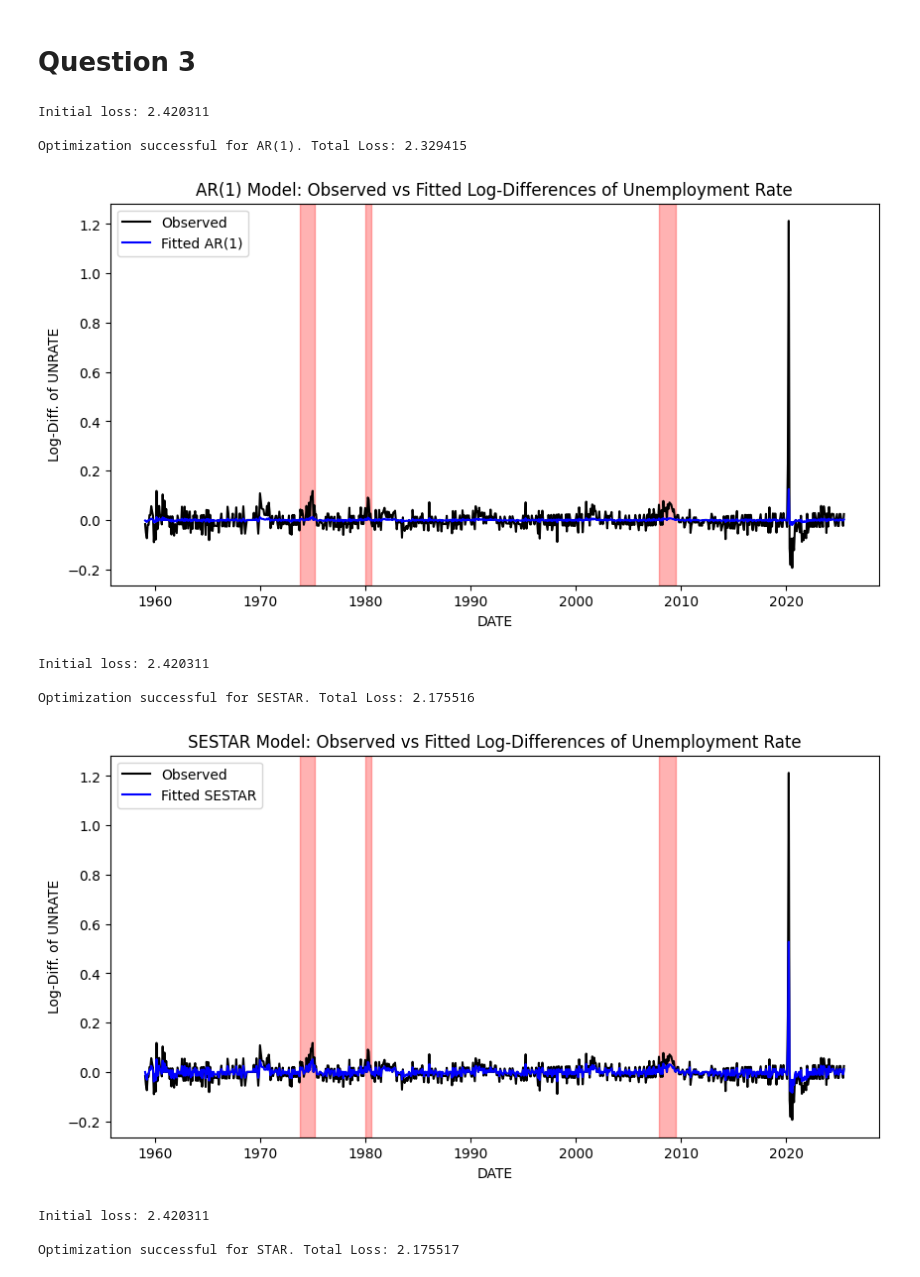
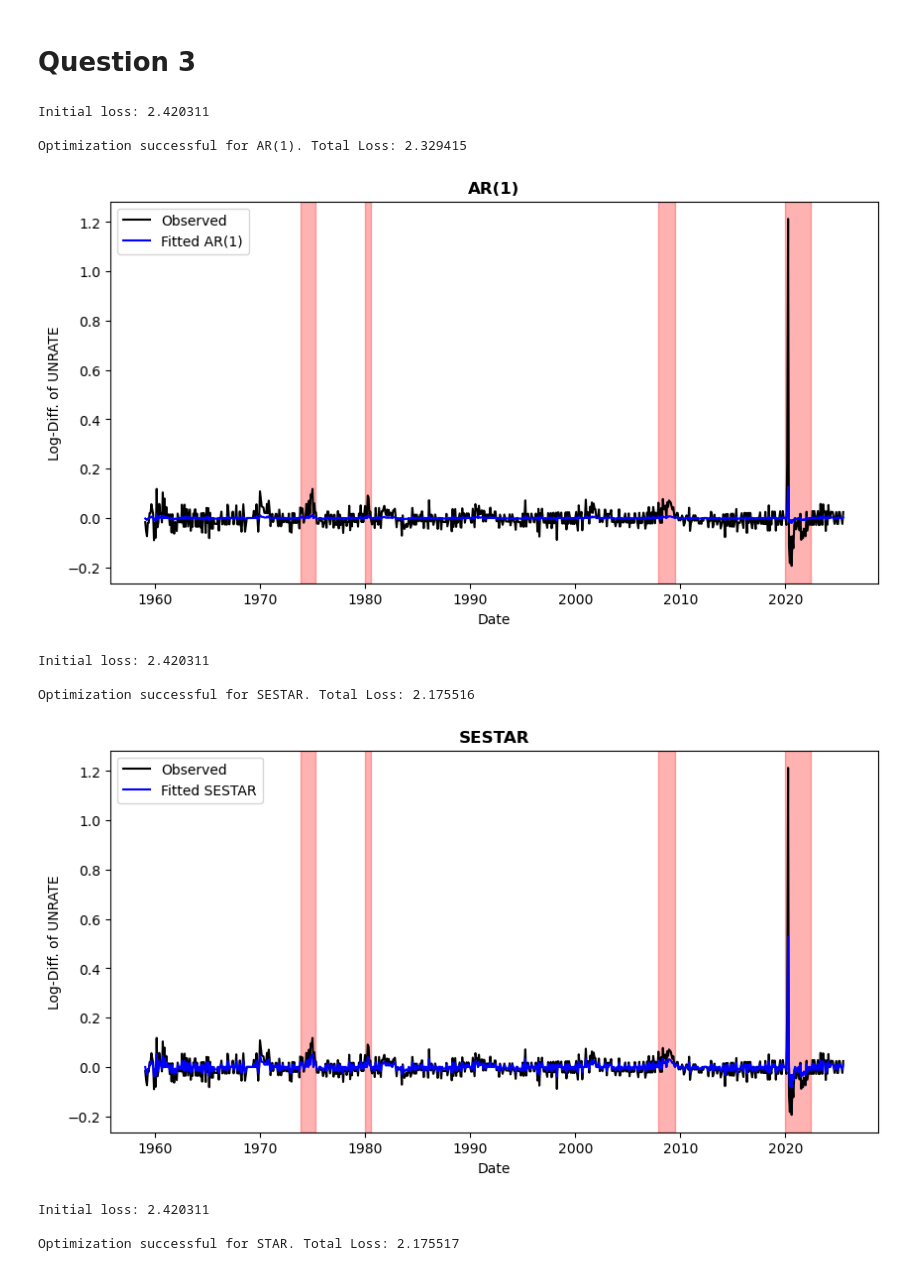
Before and after one commit to avril-rdgz/E_EORM_AECTR_GA2, a Jupyter notebook: Main_notebook_GA2.ipynb, the cells around one changed output. Saved outputs shown, nothing was run; the diff lists cells and outputs as text; code cells hidden in the pictures.

Commit message:
plot titles

```diff
--- a/Main_notebook_GA2.ipynb
+++ b/Main_notebook_GA2.ipynb
@@ -140,7 +140,8 @@ y = df_log_diff['INDPRO']
 recessions_periods = [
     ('1973-11-01', '1975-03-31'),
     ('1980-01-01', '1980-07-31'),
-    ('2007-12-01', '2009-06-30')
+    ('2007-12-01', '2009-06-30'),
+    ('2020-01-01', '2022-05-31')
 ]
 
 results_Q3 = {}
@@ -153,38 +154,38 @@ for model in model_names:
   theta_optim, loss_optim = estimate_model(theta_init, model, x, y)
   results_Q3[model] = {
       'theta': theta_optim,
       'total_loss': loss_optim
   }
 
   x_fitted = fit_values(theta_optim, model, x, y)
 
   # Plotting actual vs fitted values
   plt.figure(figsize=(10, 5))
   plt.plot(date, x, label='Observed', color='black')
   plt.plot(date, x_fitted, label=f'Fitted {model}', color='blue')
 
   for start, end in recessions_periods:
     plt.axvspan(pd.to_datetime(start), pd.to_datetime(end), color='red', alpha=0.3)
 
-  plt.title(f'{model} Model: Observed vs Fitted Log-Differences of Unemployment Rate')
-  plt.xlabel('DATE')
+  plt.title(f'{model}', fontweight="bold")
+  plt.xlabel('Date')
   plt.ylabel('Log-Diff. of UNRATE')
   plt.legend()
   plt.show()
 
   # Uncomment to store plot
-  # plt.savefig(f'UNRATE_fitted_{model}.png', dpi=300)
+  plt.savefig(f'UNRATE_fitted_{model}.png', bbox_inches='tight', dpi=300)
 
   plt.close()
 # %% [output]
 Initial loss: 2.420311
 
 Optimization successful for AR(1). Total Loss: 2.329415
-[figure, old version]
+[figure, new version]
 Initial loss: 2.420311
 
 Optimization successful for SESTAR. Total Loss: 2.175516
-[figure, old version]
+[figure, new version]
 Initial loss: 2.420311
 
 Optimization successful for STAR. Total Loss: 2.175517
```
Also changed, not shown: parts of 1 cell of this notebook, 3 other files.
